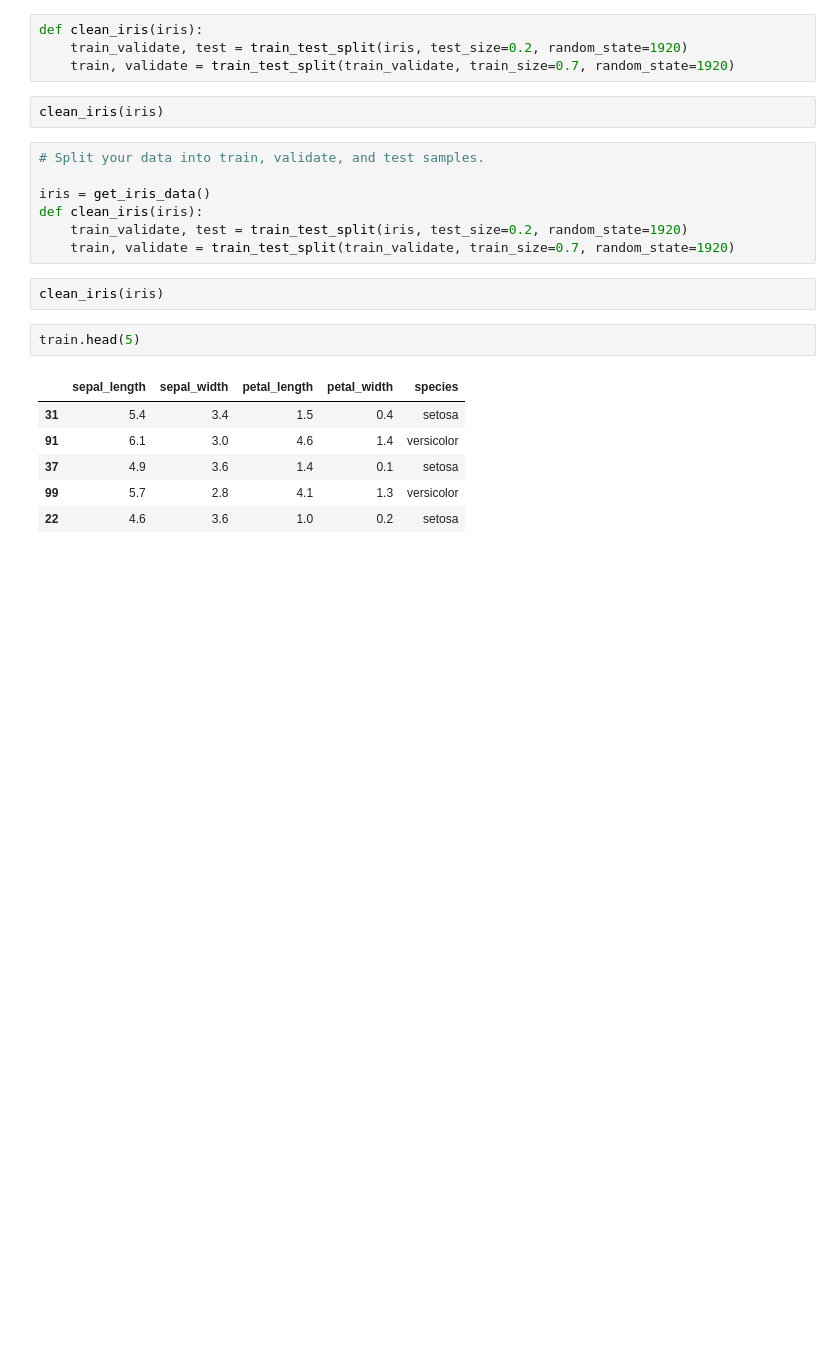
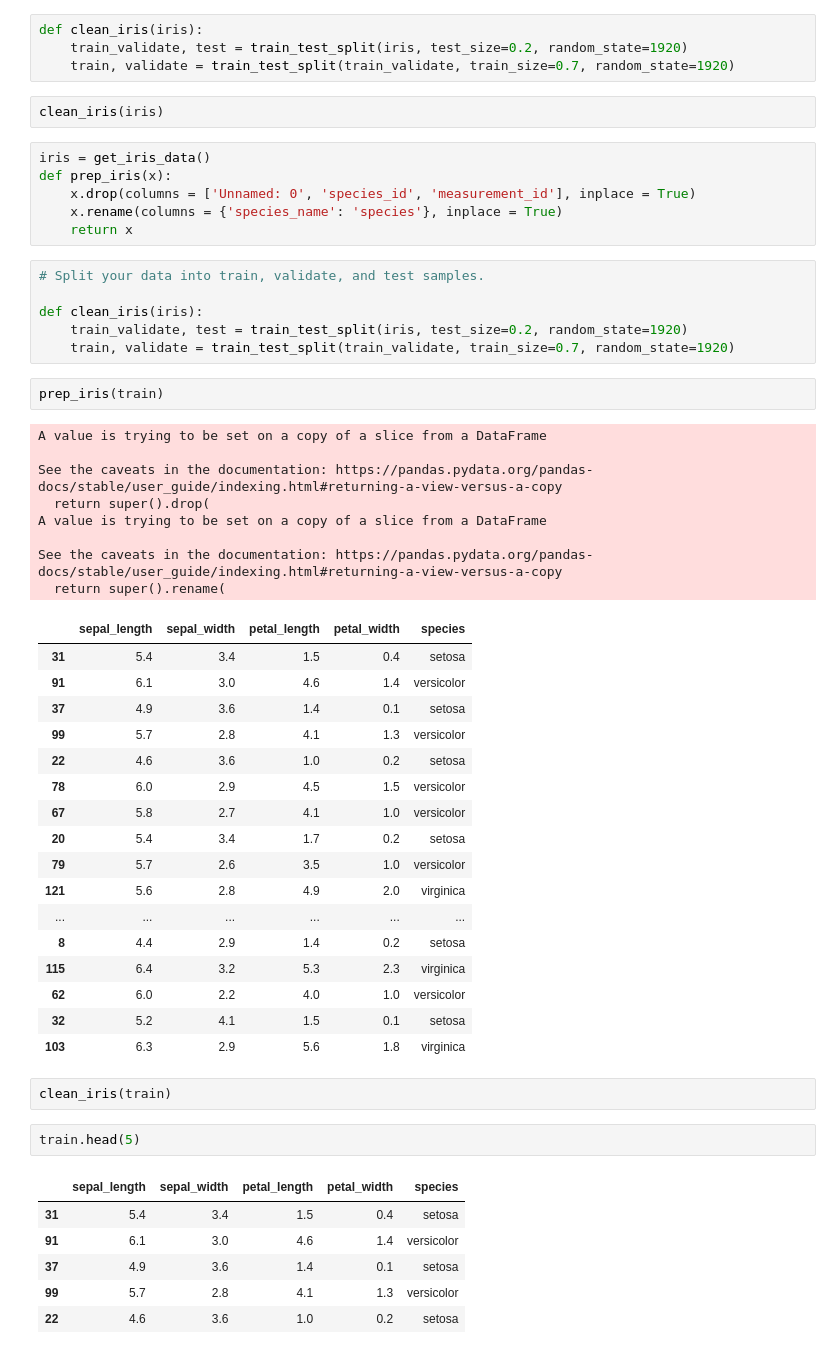
Before and after one commit to Sam-keeler/classification-exercises, a Jupyter notebook: classification_exercises.ipynb, the cells around one changed output. Drawn from its saved outputs; the diff is of its cells as text; blank space fills up the shorter version.

```diff
--- a/classification_exercises.ipynb
+++ b/classification_exercises.ipynb
@@ -386,15 +386,48 @@ def clean_iris(iris):
     train, validate = train_test_split(train_validate, train_size=0.7, random_state=1920)
 # %%
 clean_iris(iris)
+# %%
+iris = get_iris_data()
+def prep_iris(x):
+    x.drop(columns = ['Unnamed: 0', 'species_id', 'measurement_id'], inplace = True)
+    x.rename(columns = {'species_name': 'species'}, inplace = True)
+    return x
 # %%
 # Split your data into train, validate, and test samples.
 
-iris = get_iris_data()
 def clean_iris(iris):
     train_validate, test = train_test_split(iris, test_size=0.2, random_state=1920)
     train, validate = train_test_split(train_validate, train_size=0.7, random_state=1920)
+# %%
+prep_iris(train)
+# %% [output]
+A value is trying to be set on a copy of a slice from a DataFrame
+
+See the caveats in the documentation: https://pandas.pydata.org/pandas-docs/stable/user_guide/indexing.html#returning-a-view-versus-a-copy
+  return super().drop(
+A value is trying to be set on a copy of a slice from a DataFrame
+
+See the caveats in the documentation: https://pandas.pydata.org/pandas-docs/stable/user_guide/indexing.html#returning-a-view-versus-a-copy
+  return super().rename(
+|  | sepal_length | sepal_width | petal_length | petal_width | species |
+| 31 | 5.4 | 3.4 | 1.5 | 0.4 | setosa |
+| 91 | 6.1 | 3.0 | 4.6 | 1.4 | versicolor |
+| 37 | 4.9 | 3.6 | 1.4 | 0.1 | setosa |
+| 99 | 5.7 | 2.8 | 4.1 | 1.3 | versicolor |
+| 22 | 4.6 | 3.6 | 1.0 | 0.2 | setosa |
+| 78 | 6.0 | 2.9 | 4.5 | 1.5 | versicolor |
+| 67 | 5.8 | 2.7 | 4.1 | 1.0 | versicolor |
+| 20 | 5.4 | 3.4 | 1.7 | 0.2 | setosa |
+| 79 | 5.7 | 2.6 | 3.5 | 1.0 | versicolor |
+| 121 | 5.6 | 2.8 | 4.9 | 2.0 | virginica |
+| ... | ... | ... | ... | ... | ... |
+| 8 | 4.4 | 2.9 | 1.4 | 0.2 | setosa |
+| 115 | 6.4 | 3.2 | 5.3 | 2.3 | virginica |
+| 62 | 6.0 | 2.2 | 4.0 | 1.0 | versicolor |
+| 32 | 5.2 | 4.1 | 1.5 | 0.1 | setosa |
+| 103 | 6.3 | 2.9 | 5.6 | 1.8 | virginica |
 # %%
-clean_iris(iris)
+clean_iris(train)
 # %%
 train.head(5)
 # %% [output]
```
Also changed, not shown: parts of 13 cells of this notebook, 2 other files.
